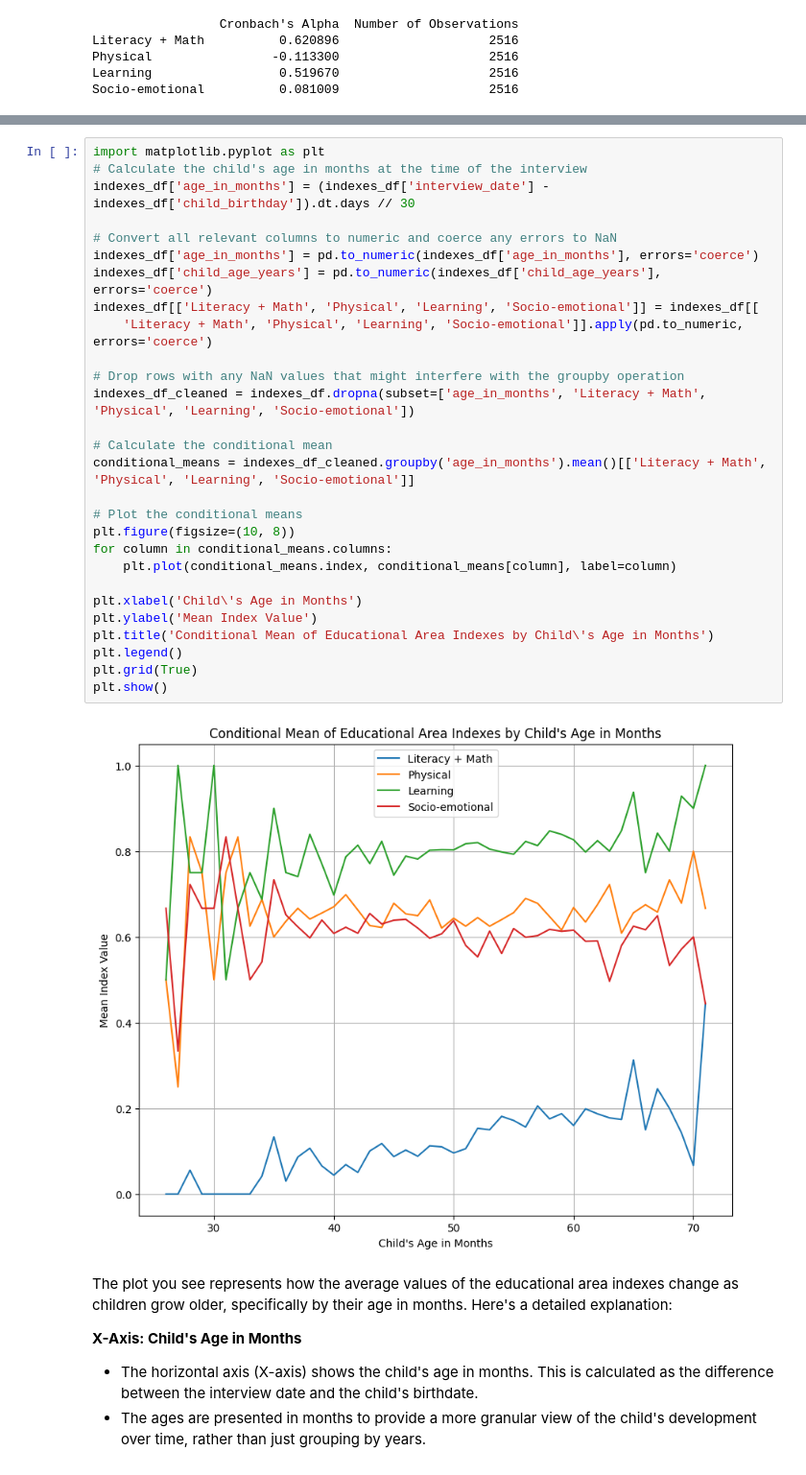
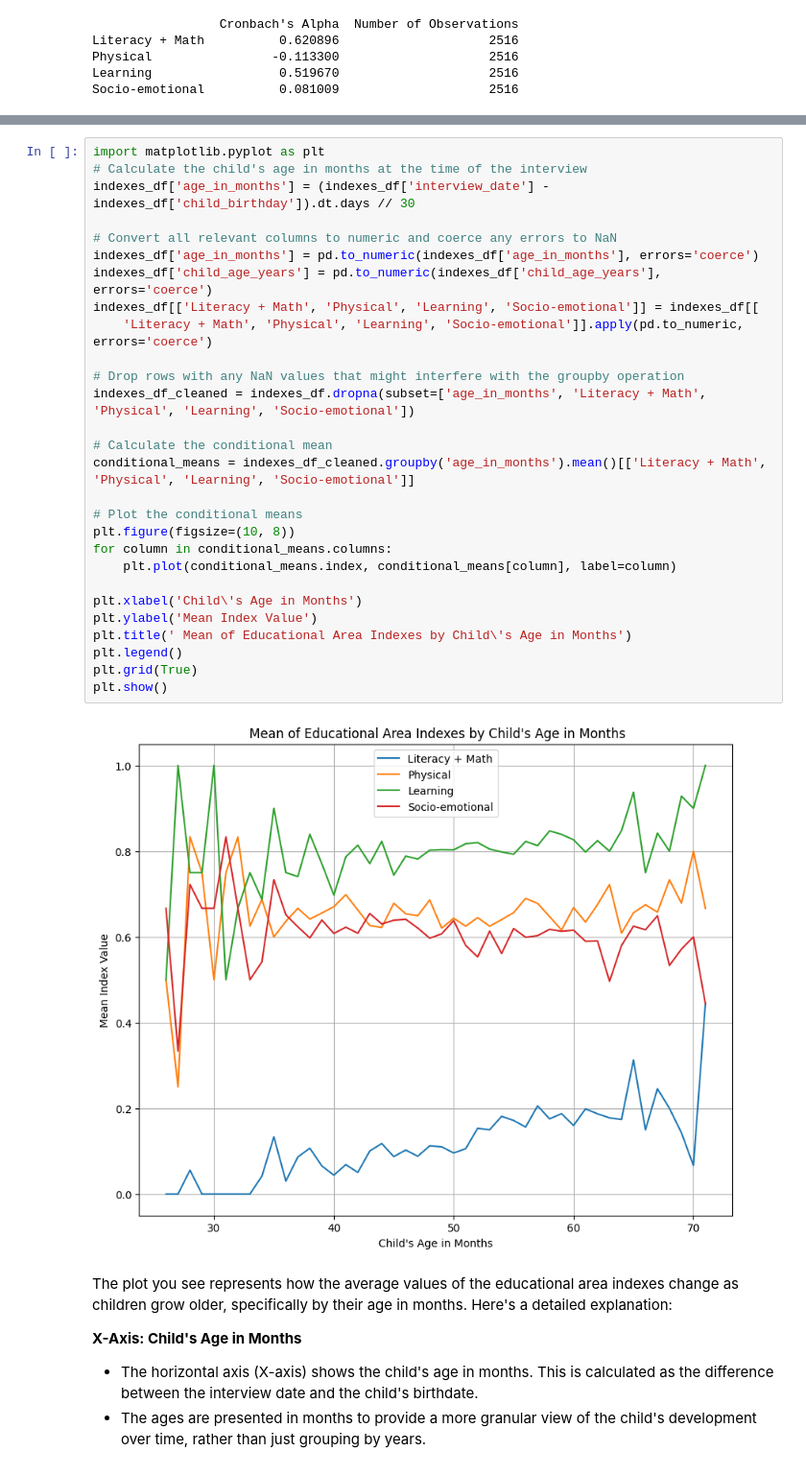
Before and after one commit to HDSS4IM/DPAM, a Jupyter notebook: Task2_Zimbabwe_Education__Data_Perspective.ipynb, the cells around one changed output, grey strips where cells are left out. Shown at 96% size. Saved outputs shown, nothing was run; the diff lists cells and outputs as text.

```diff
--- a/Task2_Zimbabwe_Education__Data_Perspective.ipynb
+++ b/Task2_Zimbabwe_Education__Data_Perspective.ipynb
@@ -432,33 +632,33 @@ For each category, the number of observations (2,516) reflects the number of res
 # %%
 import matplotlib.pyplot as plt
 # Calculate the child's age in months at the time of the interview
 indexes_df['age_in_months'] = (indexes_df['interview_date'] - indexes_df['child_birthday']).dt.days // 30
 
 # Convert all relevant columns to numeric and coerce any errors to NaN
 indexes_df['age_in_months'] = pd.to_numeric(indexes_df['age_in_months'], errors='coerce')
 indexes_df['child_age_years'] = pd.to_numeric(indexes_df['child_age_years'], errors='coerce')
 indexes_df[['Literacy + Math', 'Physical', 'Learning', 'Socio-emotional']] = indexes_df[[
     'Literacy + Math', 'Physical', 'Learning', 'Socio-emotional']].apply(pd.to_numeric, errors='coerce')
 
 # Drop rows with any NaN values that might interfere with the groupby operation
 indexes_df_cleaned = indexes_df.dropna(subset=['age_in_months', 'Literacy + Math', 'Physical', 'Learning', 'Socio-emotional'])
 
 # Calculate the conditional mean
 conditional_means = indexes_df_cleaned.groupby('age_in_months').mean()[['Literacy + Math', 'Physical', 'Learning', 'Socio-emotional']]
 
 # Plot the conditional means
 plt.figure(figsize=(10, 8))
 for column in conditional_means.columns:
     plt.plot(conditional_means.index, conditional_means[column], label=column)
 
 plt.xlabel('Child\'s Age in Months')
 plt.ylabel('Mean Index Value')
-plt.title('Conditional Mean of Educational Area Indexes by Child\'s Age in Months')
+plt.title(' Mean of Educational Area Indexes by Child\'s Age in Months')
 plt.legend()
 plt.grid(True)
 plt.show()
 # %% [output]
-[figure, old version]
+[figure, new version]
 # %% [markdown]
 The plot you see represents how the average values of the educational area indexes change as children grow older, specifically by their age in months. Here's a detailed explanation:
 
```
Also changed, not shown: parts of 25 cells of this notebook.
